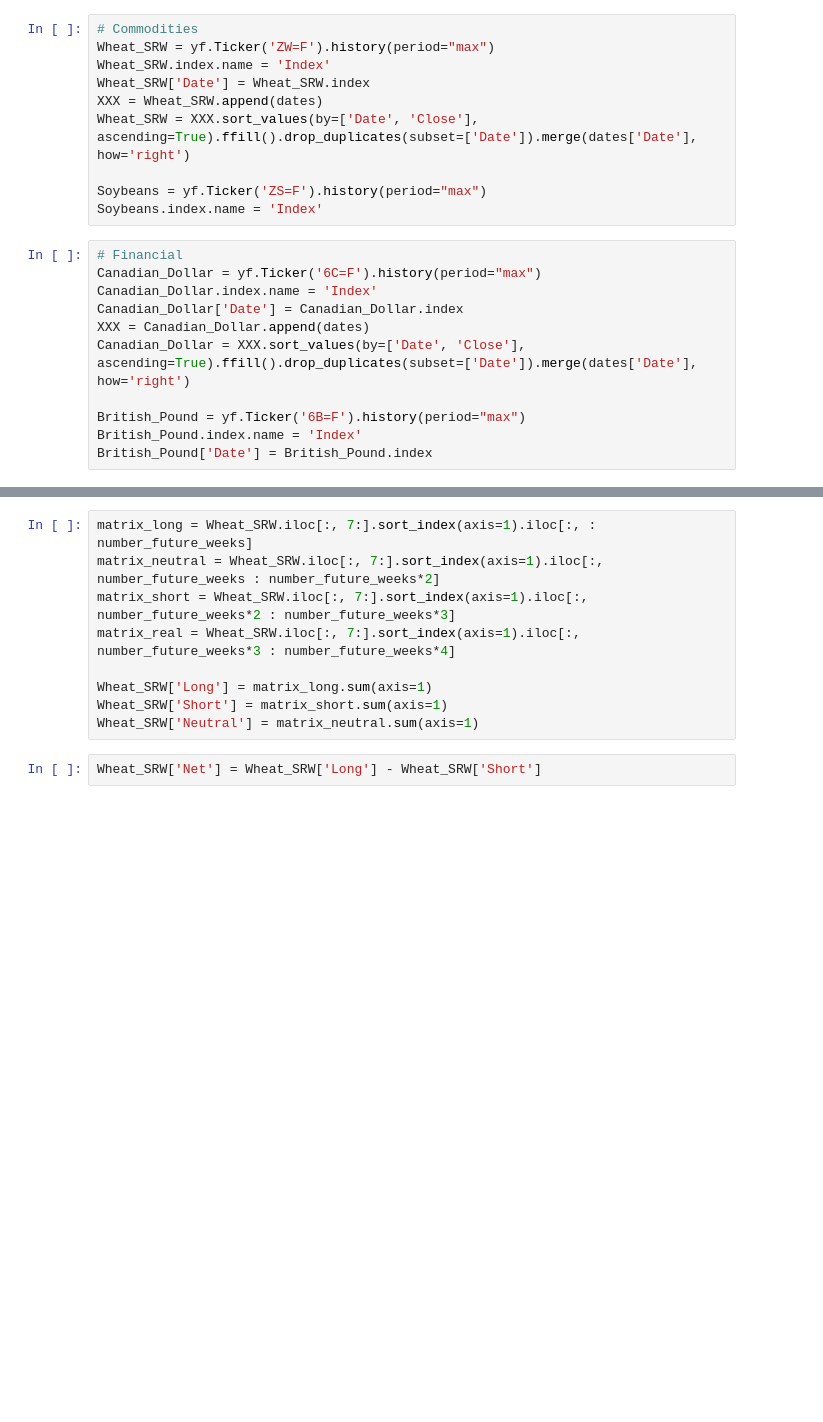
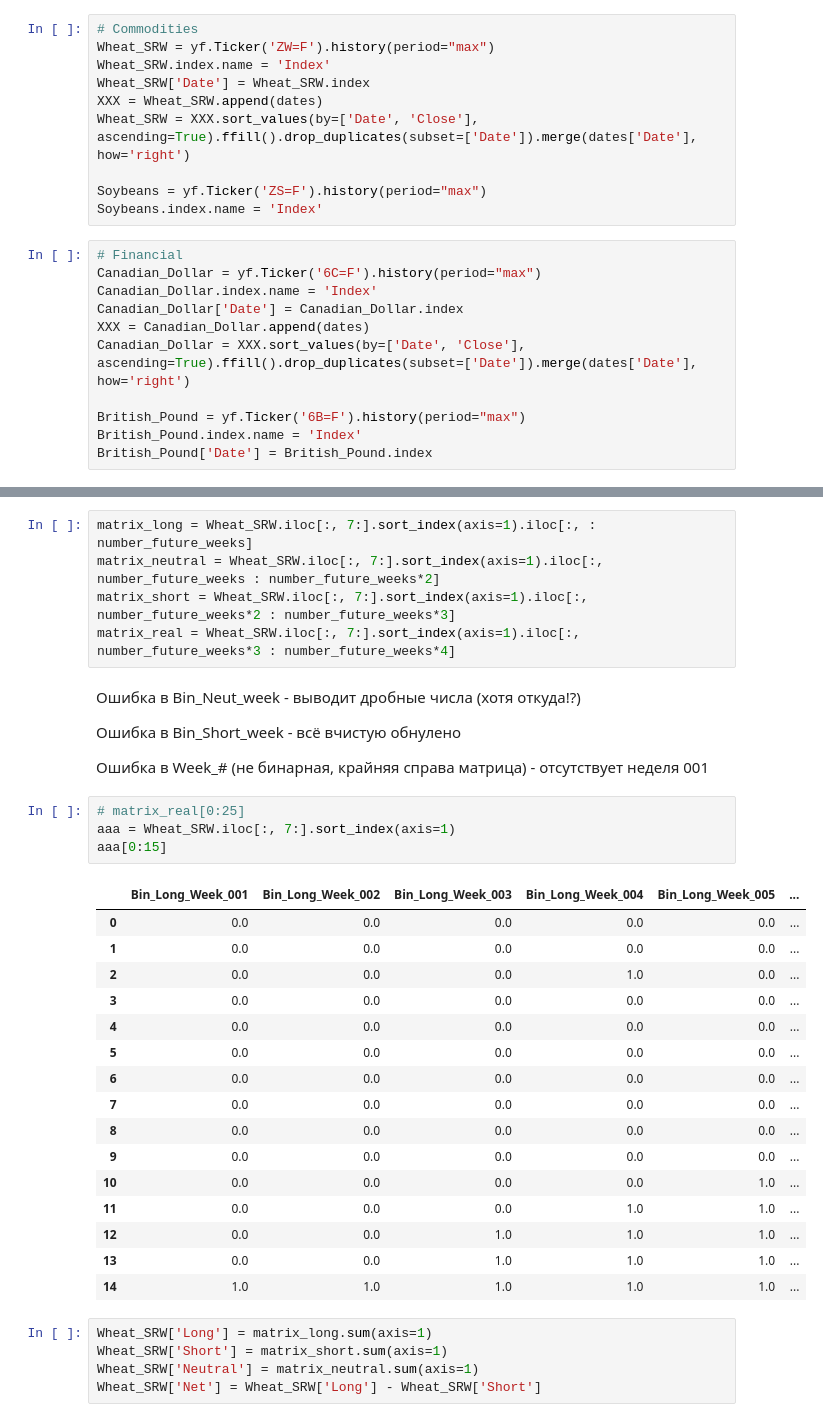
Before and after one commit to ForestTiger-GH/COTRA, a Jupyter notebook: Скачивание_котировок.ipynb, the cells around one changed output, grey strips where cells are left out. Saved outputs shown, nothing was run; the diff lists cells and outputs as text; blank space fills up the shorter version.

```diff
--- a/Скачивание_котировок.ipynb
+++ b/Скачивание_котировок.ipynb
@@ -89,11 +92,37 @@ matrix_long = Wheat_SRW.iloc[:, 7:].sort_index(axis=1).iloc[:, : number_future_w
 matrix_neutral = Wheat_SRW.iloc[:, 7:].sort_index(axis=1).iloc[:, number_future_weeks : number_future_weeks*2]
 matrix_short = Wheat_SRW.iloc[:, 7:].sort_index(axis=1).iloc[:, number_future_weeks*2 : number_future_weeks*3]
 matrix_real = Wheat_SRW.iloc[:, 7:].sort_index(axis=1).iloc[:, number_future_weeks*3 : number_future_weeks*4]
-
-Wheat_SRW['Long'] = matrix_long.sum(axis=1)
-Wheat_SRW['Short'] = matrix_short.sum(axis=1)
-Wheat_SRW['Neutral'] = matrix_neutral.sum(axis=1)
-# %%
-Wheat_SRW['Net'] = Wheat_SRW['Long'] - Wheat_SRW['Short']
+# %% [markdown]
+Ошибка в Bin_Neut_week - выводит дробные числа (хотя откуда!?)
+
+Ошибка в Bin_Short_week - всё вчистую обнулено
+
+Ошибка в Week_# (не бинарная, крайняя справа матрица) - отсутствует неделя 001
+# %%
+# matrix_real[0:25]
+aaa = Wheat_SRW.iloc[:, 7:].sort_index(axis=1)
+aaa[0:15]
+# %% [output]
+|  | Bin_Long_Week_001 | Bin_Long_Week_002 | Bin_Long_Week_003 | Bin_Long_Week_004 | Bin_Long_Week_005 | ... |
+| 0 | 0.0 | 0.0 | 0.0 | 0.0 | 0.0 | ... |
+| 1 | 0.0 | 0.0 | 0.0 | 0.0 | 0.0 | ... |
+| 2 | 0.0 | 0.0 | 0.0 | 1.0 | 0.0 | ... |
+| 3 | 0.0 | 0.0 | 0.0 | 0.0 | 0.0 | ... |
+| 4 | 0.0 | 0.0 | 0.0 | 0.0 | 0.0 | ... |
+| 5 | 0.0 | 0.0 | 0.0 | 0.0 | 0.0 | ... |
+| 6 | 0.0 | 0.0 | 0.0 | 0.0 | 0.0 | ... |
+| 7 | 0.0 | 0.0 | 0.0 | 0.0 | 0.0 | ... |
+| 8 | 0.0 | 0.0 | 0.0 | 0.0 | 0.0 | ... |
+| 9 | 0.0 | 0.0 | 0.0 | 0.0 | 0.0 | ... |
+| 10 | 0.0 | 0.0 | 0.0 | 0.0 | 1.0 | ... |
+| 11 | 0.0 | 0.0 | 0.0 | 1.0 | 1.0 | ... |
+| 12 | 0.0 | 0.0 | 1.0 | 1.0 | 1.0 | ... |
+| 13 | 0.0 | 0.0 | 1.0 | 1.0 | 1.0 | ... |
+| 14 | 1.0 | 1.0 | 1.0 | 1.0 | 1.0 | ... |
+# %%
+Wheat_SRW['Long'] = matrix_long.sum(axis=1)
+Wheat_SRW['Short'] = matrix_short.sum(axis=1)
+Wheat_SRW['Neutral'] = matrix_neutral.sum(axis=1)
+Wheat_SRW['Net'] = Wheat_SRW['Long'] - Wheat_SRW['Short']
 # %%
 fig = plt.figure()
```
Also changed, not shown: parts of 5 cells of this notebook.
